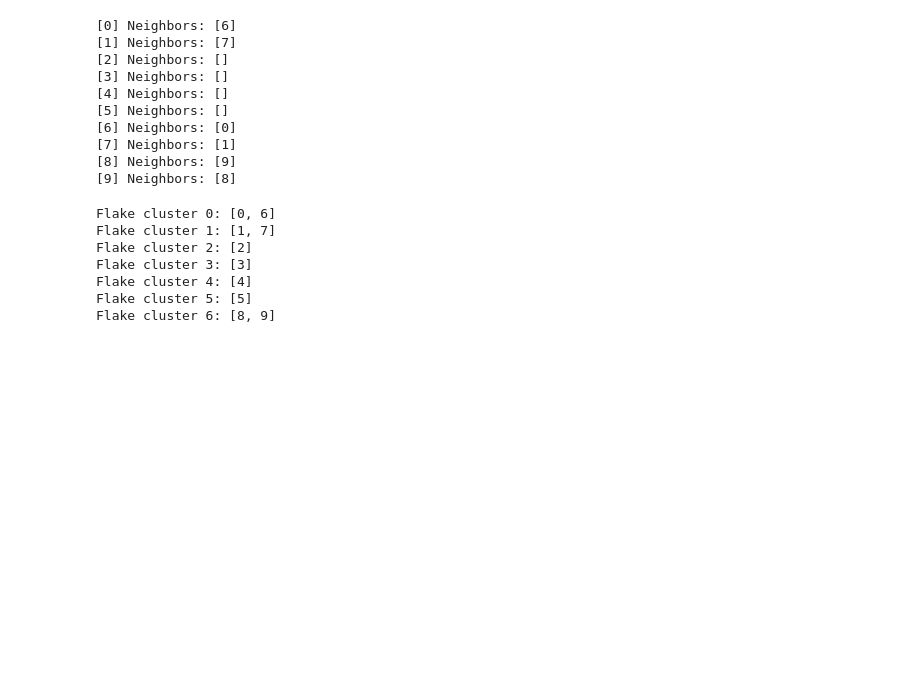
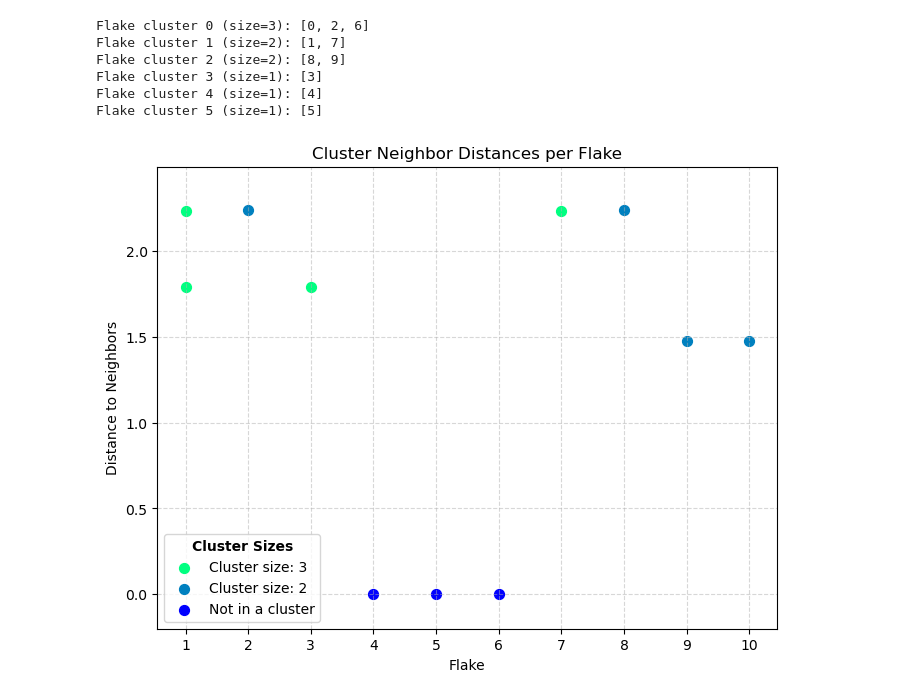
Before and after one commit to eridanirojas/mxene, a Jupyter notebook: working_examples/cme_utils_clustering.ipynb, the cells around one changed output. Saved outputs shown, nothing was run; the diff lists cells and outputs as text; code cells hidden in the pictures; blank space fills up the shorter version.

Commit message:
fixed compute flake CoMs to account for periodic boundary, added plot to show cluster neighbor distance and size

```diff
--- a/working_examples/cme_utils_clustering.ipynb
+++ b/working_examples/cme_utils_clustering.ipynb
@@ -31,36 +45,57 @@ neighbors = find_neighbors(coms, flake_ids, cutoff)
-# %%
-for flake_id in range(10):
-    neighbor_ids = neighbors.get(flake_id, [])
-    print(f"[{flake_id}] Neighbors: {neighbor_ids}")
-# %% [output]
-[0] Neighbors: [6]
-[1] Neighbors: [7]
-[2] Neighbors: []
-[3] Neighbors: []
-[4] Neighbors: []
-[5] Neighbors: []
-[6] Neighbors: [0]
-[7] Neighbors: [1]
-[8] Neighbors: [9]
-[9] Neighbors: [8]
 # %%
-#need to keep working on this, not sure if measuring flake cluster correctly
-import networkx as nx
+cutoff = 2.24
+
+coms, flake_ids = compute_flake_COMs_with_PBC(snap, flakes)
+neighbors = find_neighbors(coms, flake_ids, cutoff)
 G = nx.Graph()
 G.add_nodes_from(flake_ids)
-
 for flake, nbrs in neighbors.items():
     for nbr in nbrs:
         G.add_edge(flake, nbr)
 
-flake_clusters = list(nx.connected_components(G))
+flake_clusters = sorted(nx.connected_components(G), key=len, reverse=True)
 for i, cluster in enumerate(flake_clusters):
-    print(f"Flake cluster {i}: {sorted(cluster)}")
+    print(f"Flake cluster {i} (size={len(cluster)}): {sorted(cluster)}")
 # %% [output]
-Flake cluster 0: [0, 6]
-Flake cluster 1: [1, 7]
-Flake cluster 2: [2]
-Flake cluster 3: [3]
-Flake cluster 4: [4]
-Flake cluster 5: [5]
-Flake cluster 6: [8, 9]
+Flake cluster 0 (size=3): [0, 2, 6]
+Flake cluster 1 (size=2): [1, 7]
+Flake cluster 2 (size=2): [8, 9]
+Flake cluster 3 (size=1): [3]
+Flake cluster 4 (size=1): [4]
+Flake cluster 5 (size=1): [5]
+# %%
+cluster_size_map = {flake: len(cluster) for cluster in flake_clusters for flake in cluster}
+unique_sizes = sorted(set(cluster_size_map.values()), reverse=True)
+cmap = plt.colormaps.get_cmap('winter')
+norm = plt.Normalize(min(unique_sizes), max(unique_sizes))
+size_color_map = {size: cmap(norm(size)) for size in unique_sizes}
+size_label_map = {size: f"Cluster size: {size}" if size > 1 else "Not in a cluster" for size in unique_sizes}
+
+plt.figure(figsize=(8,6))
+plotted_labels = set()
+
+for size in unique_sizes:
+    color = size_color_map[size]
+    label = size_label_map[size]
+    flakes_of_size = [f for f, s in cluster_size_map.items() if s == size]
+    for flake in flakes_of_size:
+        pos1 = coms[flake_ids == flake][0]
+        nbrs = neighbors.get(flake, [])
+        distances = [np.linalg.norm(pos1 - coms[flake_ids == nbr][0]) for nbr in nbrs] or [0]
+        x_vals = [flake + 1] * len(distances)
+        if label not in plotted_labels:
+            plt.scatter(x_vals, distances, s=50, color=color, label=label)
+            plotted_labels.add(label)
+        else:
+            plt.scatter(x_vals, distances, s=50, color=color)
+
+plt.xlabel("Flake")
+plt.ylabel("Distance to Neighbors")
+plt.title("Cluster Neighbor Distances per Flake")
+plt.xticks(range(1, len(flake_ids) + 1))
+plt.ylim(-0.2, cutoff + 0.25)
+plt.grid(True, linestyle='--', alpha=0.5)
+plt.legend(title="Cluster Sizes", title_fontproperties=FontProperties(weight='bold'))
+plt.show()
+# %% [output]
+[figure, added]
```
Also changed, not shown: parts of 5 cells of this notebook.
